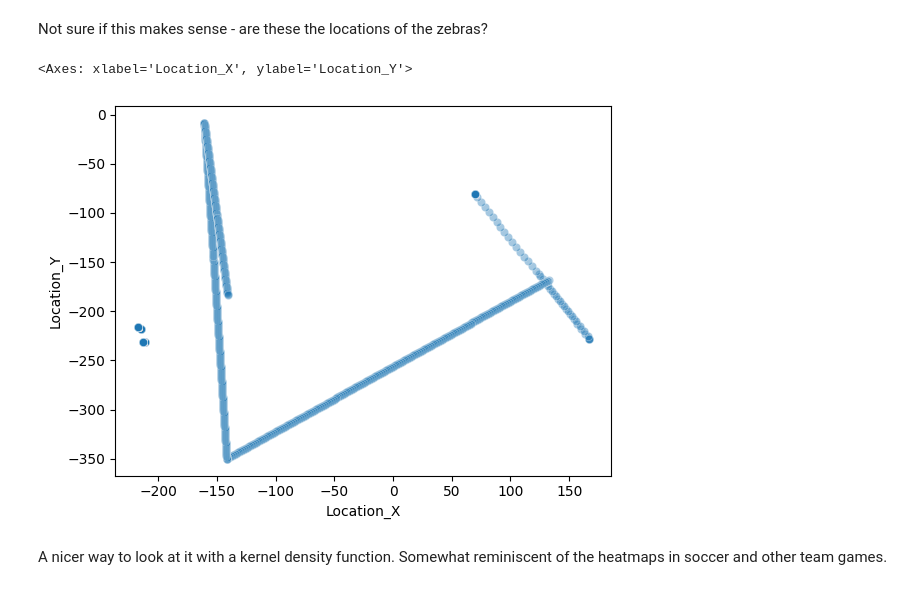
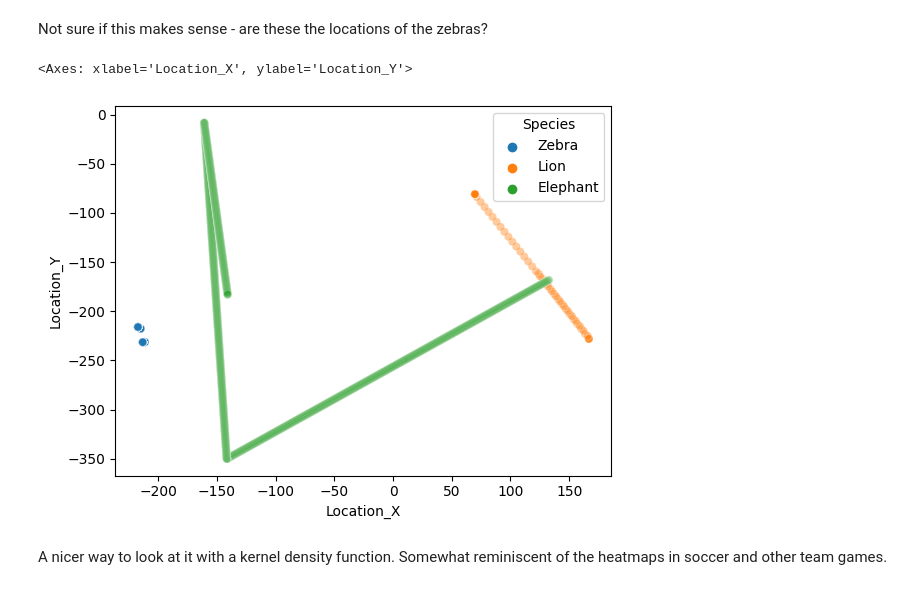
Before and after one commit to RahulSinghalChicago/iot-lab5, a Jupyter notebook: 00_Sim_logs_EDA.ipynb, the cells around one changed output. Drawn from its saved outputs; the diff is of its cells as text; code cells hidden in the pictures.

```diff
--- a/00_Sim_logs_EDA.ipynb
+++ b/00_Sim_logs_EDA.ipynb
@@ -13,8 +13,10 @@ import matplotlib.pyplot as plt
 
 ## Globals
 # %%
-PATH = Path('../logs/simulation_2023_4_4_21_43_57_READABLE.txt')
-PATH2 = Path('../logs/simulation_2023_4_4_21_43_57.txt')
+#PATH = Path('../logs/simulation_2023_4_4_21_43_57_READABLE.txt')
+#PATH2 = Path('../logs/simulation_2023_4_4_21_43_57.txt')
+PATH = Path('../logs/simulation_2023_4_8_13_50_21_READABLE.txt')
+PATH2 = Path('../logs/simulation_2023_4_8_13_50_21.txt')
 # %% [markdown]
 -- Timestamp: 310.24
 
@@ -122,10 +122,10 @@ df['Location_Y'] = df.Location.apply(lambda x: x[1])
 # %% [markdown]
 Not sure if this makes sense - are these the locations of the zebras?
 # %%
-sns.scatterplot(x='Location_X', y='Location_Y', data=df, alpha=0.4)
+sns.scatterplot(x='Location_X', y='Location_Y', data=df, hue='Species', alpha=0.4)
 # %% [output]
 <Axes: xlabel='Location_X', ylabel='Location_Y'>
-[figure, old version]
+[figure, new version]
 # %% [markdown]
 A nicer way to look at it with a kernel density function. Somewhat reminiscent of the heatmaps in soccer and other team games.
 # %%
```
Also changed, not shown: parts of 14 cells of this notebook.
